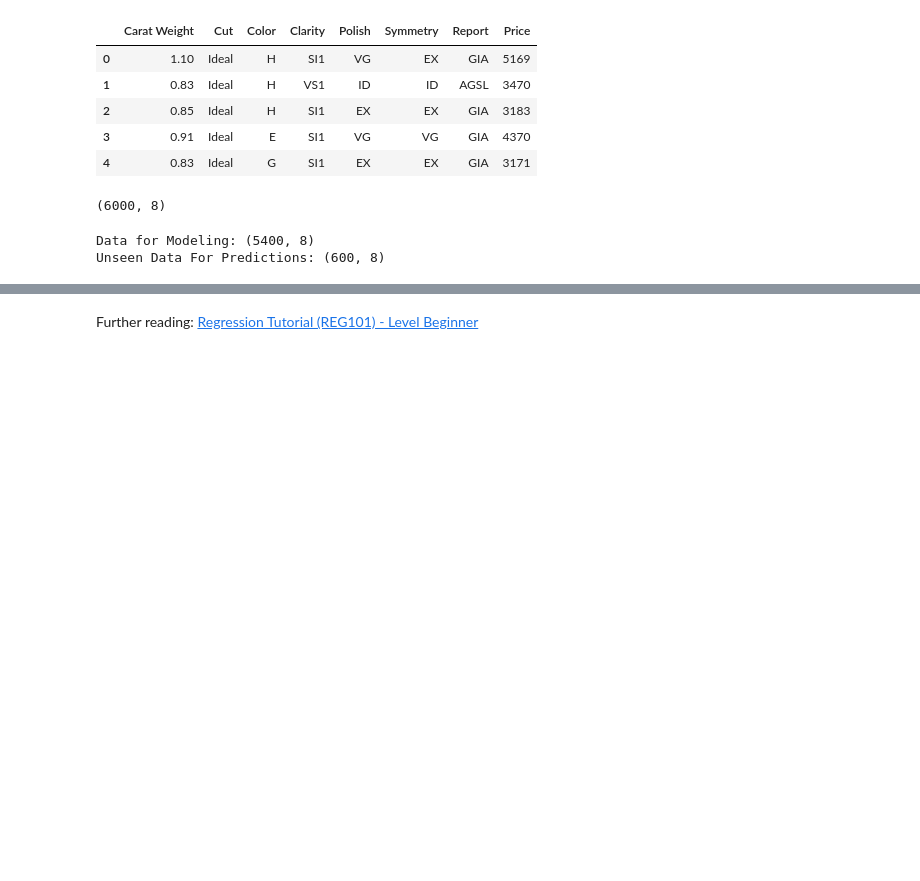
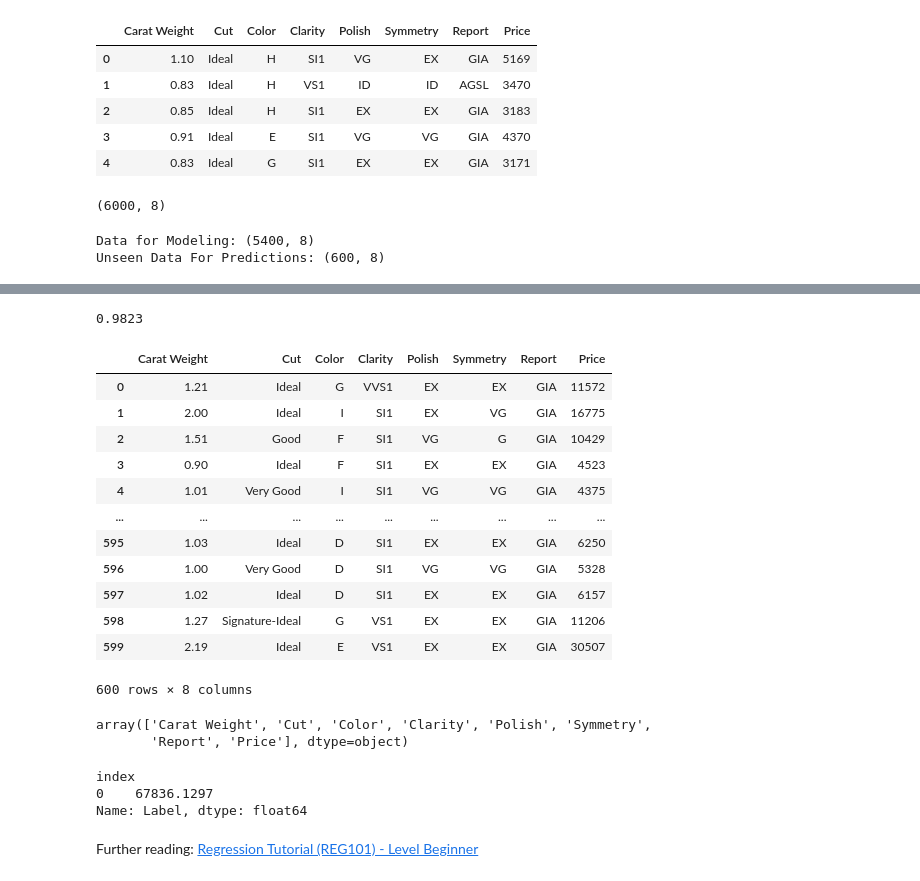
Before and after one commit to instituteofai/machine-learning-crash-course, a Jupyter notebook: 2 Regression/01-introduction-to-regression.ipynb, the cells around one changed output, grey strips where cells are left out. Drawn from its saved outputs; the diff is of its cells as text; code cells hidden in the pictures; blank space fills up the shorter version.

```diff
--- a/2 Regression/01-introduction-to-regression.ipynb
+++ b/2 Regression/01-introduction-to-regression.ipynb
@@ -82,2 +165,50 @@ compare_models()
+# %%
+from pycaret.utils import check_metric
+check_metric(result.Price, result.Label, 'R2')
+# %% [output]
+0.9823
+# %%
+data_unseen
+# %% [output]
+|  | Carat Weight | Cut | Color | Clarity | Polish | Symmetry | Report | Price |
+| 0 | 1.21 | Ideal | G | VVS1 | EX | EX | GIA | 11572 |
+| 1 | 2.00 | Ideal | I | SI1 | EX | VG | GIA | 16775 |
+| 2 | 1.51 | Good | F | SI1 | VG | G | GIA | 10429 |
+| 3 | 0.90 | Ideal | F | SI1 | EX | EX | GIA | 4523 |
+| 4 | 1.01 | Very Good | I | SI1 | VG | VG | GIA | 4375 |
+| ... | ... | ... | ... | ... | ... | ... | ... | ... |
+| 595 | 1.03 | Ideal | D | SI1 | EX | EX | GIA | 6250 |
+| 596 | 1.00 | Very Good | D | SI1 | VG | VG | GIA | 5328 |
+| 597 | 1.02 | Ideal | D | SI1 | EX | EX | GIA | 6157 |
+| 598 | 1.27 | Signature-Ideal | G | VS1 | EX | EX | GIA | 11206 |
+| 599 | 2.19 | Ideal | E | VS1 | EX | EX | GIA | 30507 |
+600 rows × 8 columns
+# %%
+data_unseen.values
+# %% [output]
+array(['Carat Weight', 'Cut', 'Color', 'Clarity', 'Polish', 'Symmetry',
+       'Report', 'Price'], dtype=object)
+# %%
+import pandas as pd
+
+carat_weight = 2 # Numeric value
+cut = 'Signature-Ideal' # 'Signature-Ideal', 'Ideal', 'Very Good', 'Good', 'Ideal'
+color = 'D' # D, E, F - Colorless, G, H, I - Near colorless
+clarity = 'F' # F - Flawless, IF - Internally Flawless, VVS1 or VVS2 - Very, Very Slightly Included, or VS1 or VS2 - Very Slightly Included, SI1 - Slightly Included
+polish = 'ID' # ID - Ideal, EX - Excellent, VG - Very Good, G - Good
+symmetry = 'ID' # ID - Ideal, EX - Excellent, VG - Very Good, G - Good
+report = 'GIA' # One of of two values "AGSL" or "GIA" indicating which grading agency reported the qualities of the diamond qualities
+
+new_data = pd.DataFrame(
+    [[carat_weight, cut, color, clarity, polish, symmetry, report, 0]],
+    columns=data_unseen.columns
+)
+
+result = predict_model(final_model, data=new_data)
+print(result.Label)
+# %% [output]
+index
+0    67836.1297
+Name: Label, dtype: float64
 # %% [markdown]
 Further reading: [Regression Tutorial (REG101) - Level Beginner](https://github.com/pycaret/pycaret/blob/master/tutorials/Regression%20Tutorial%20Level%20Beginner%20-%20REG101.ipynb)
```
Also changed, not shown: parts of 9 cells of this notebook, 5 other files.
